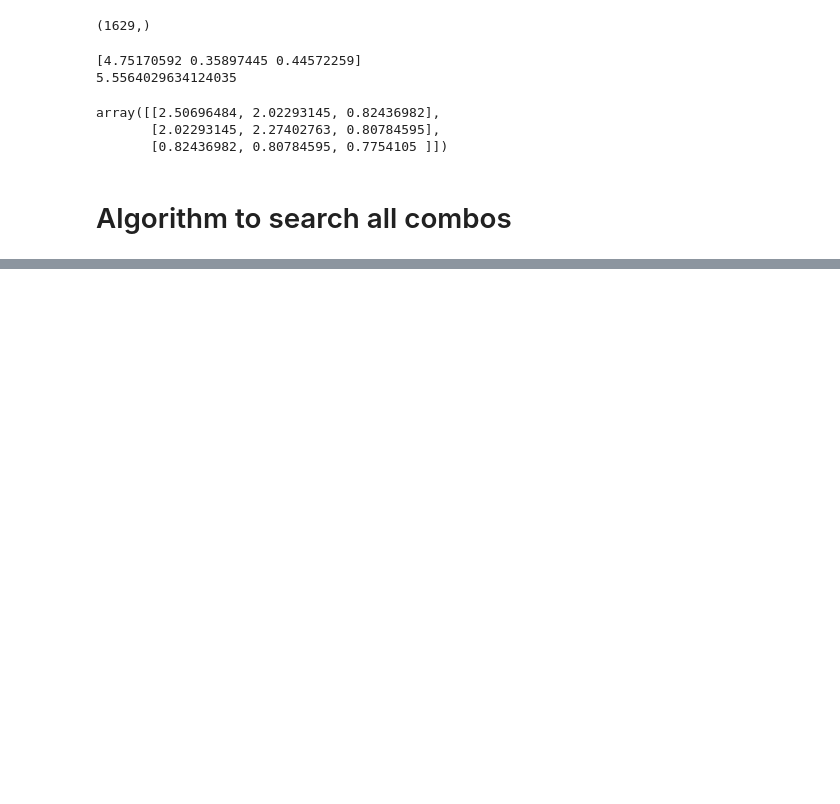
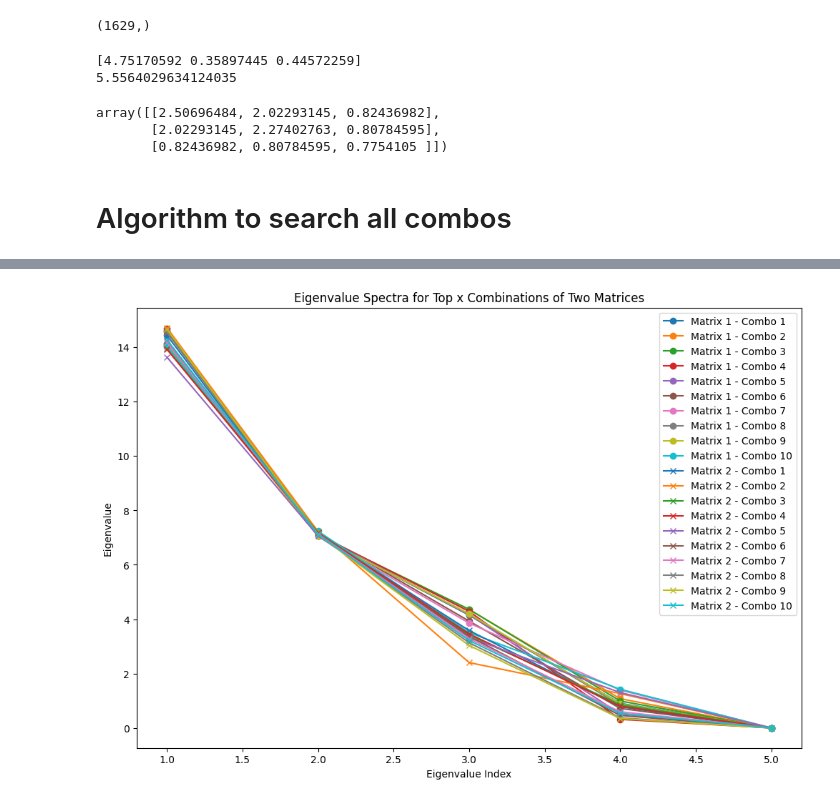
Before and after one commit to DiedrichsenLab/MultiTaskBattery, a Jupyter notebook: notebooks/find_multitasks.ipynb, the cells around one changed output, grey strips where cells are left out. Cells and saved outputs as stored; diff of their text form; code cells hidden in the pictures; blank space fills up the shorter version.

Commit message:
update multi task finder

```diff
--- a/notebooks/find_multitasks.ipynb
+++ b/notebooks/find_multitasks.ipynb
@@ -319,3 +320,5 @@ def find_best_task_combination(task_matrix, task_names, num_tasks=10, function='
 # %%
-task_matrix = combined_data_v1[:,ROI_mask == 1]
+task_matrix_rest = combined_data_v1[:,ROI_mask == 1]
+task_matrix_shared = combined_data_v2[:,ROI_mask == 1]
+
 task_names  =new_info_v1.taskName
@@ -365,0 +358,14 @@ Highest eigenvalue sum: 26.5789425949019
+# %%
+# top 3 combos for vrest
+top_combinations1 = find_top_combinations(task_matrix_rest, task_names, num_tasks=5, function='trace', top_n=10)
+for i, (value, eigenvalues, comb) in enumerate(top_combinations1, start=1):
+    combo_task_names = [task_names[index] for index in comb]
+    print(f'Combination {i}:', combo_task_names)
+
+
+
+# top 3 combos for vshared
+top_combinations2 = find_top_combinations(task_matrix_shared, task_names, num_tasks=5, function='trace', top_n=10)
+for i, (value, eigenvalues, comb) in enumerate(top_combinations2, start=1):
+    combo_task_names = [task_names[index] for index in comb]
+    print(f'Combination {i}:', combo_task_names)
@@ -365,0 +390,19 @@ Highest eigenvalue sum: 26.5789425949019
+# %%
+plt.figure(figsize=(12, 8))
+
+for i, (value, eigenvalues, comb) in enumerate(top_combinations1, start=1):
+    indices = np.arange(1, len(eigenvalues) + 1)
+    plt.plot(indices, sorted(eigenvalues, reverse=True), label=f'Matrix 1 - Combo {i}', marker='o')
+
+for i, (value, eigenvalues, comb) in enumerate(top_combinations2, start=1):
+    indices = np.arange(1, len(eigenvalues) + 1)
+    plt.plot(indices, sorted(eigenvalues, reverse=True), label=f'Matrix 2 - Combo {i}', marker='x')
+
+plt.xlabel('Eigenvalue Index')
+plt.ylabel('Eigenvalue')
+plt.title('Eigenvalue Spectra for Top x Combinations of Two Matrices')
+plt.legend()
+
+plt.show()
+# %% [output]
+[figure, added]
```
Also changed, not shown: parts of 12 cells of this notebook.
